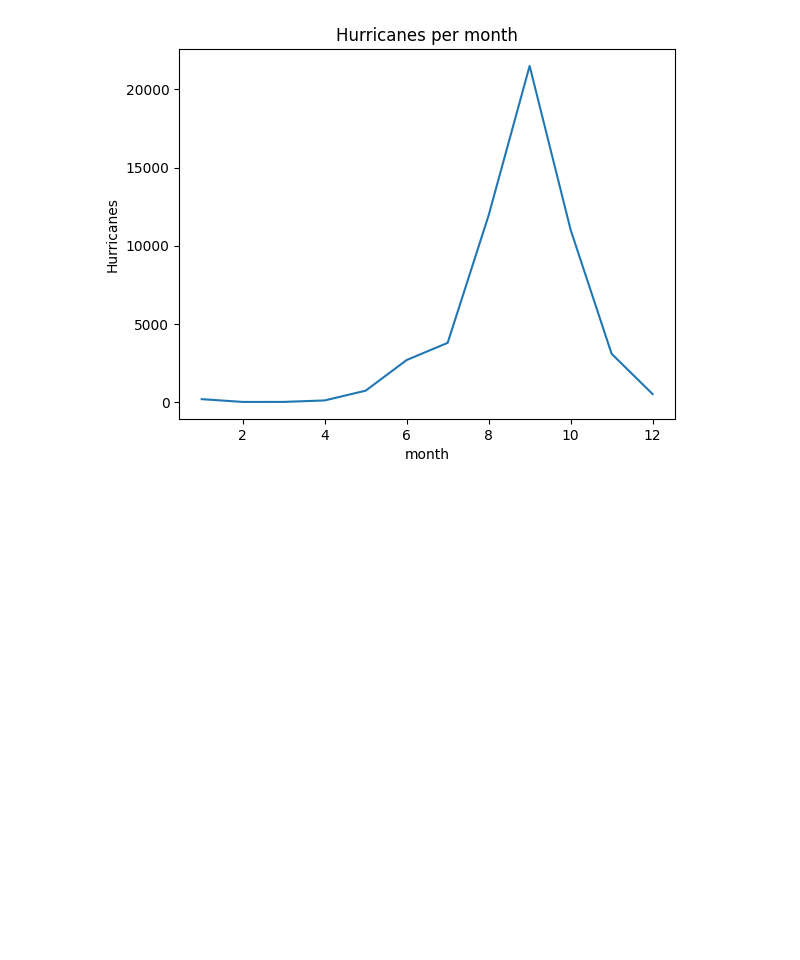
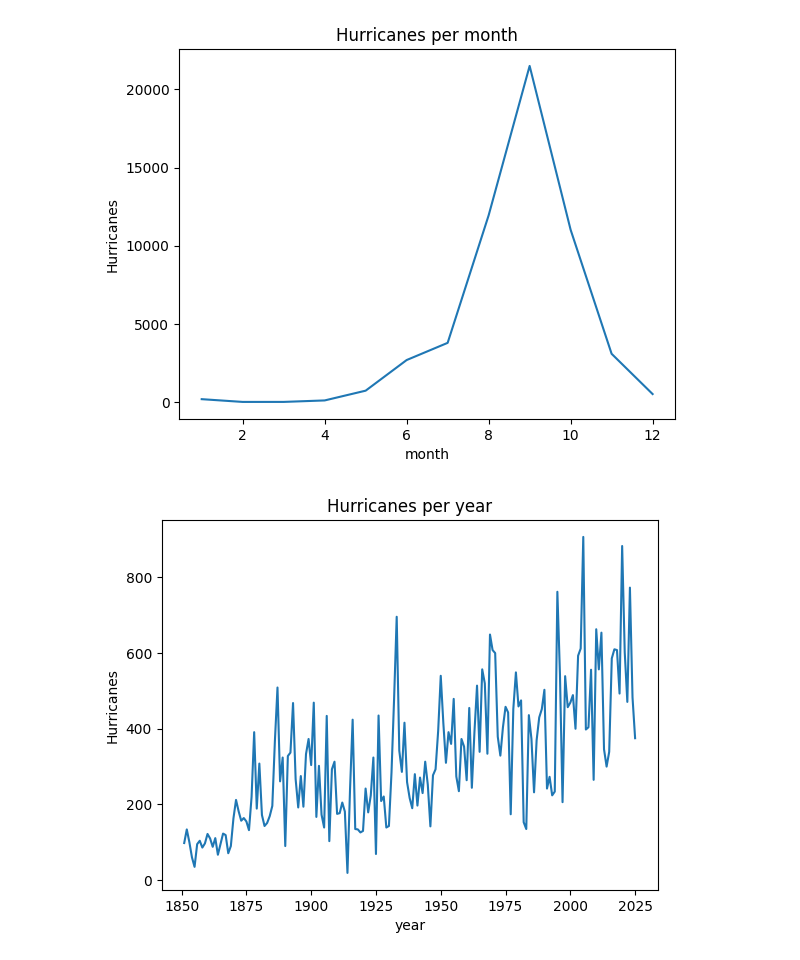
Before and after one commit to jxcact-sketch/Joshua-s-Research-Project, a Jupyter notebook: Joshua's Research Project.ipynb, the cells around one changed output. Cells and saved outputs as stored; diff of their text form; code cells hidden in the pictures; blank space fills up the shorter version.

```diff
--- a/Joshua's Research Project.ipynb
+++ b/Joshua's Research Project.ipynb
@@ -133,6 +133,19 @@ plt.ylabel('Hurricanes')
 plt.show()
 # %% [output]
 [figure]
+# %%
+hurricane_per_year = df.groupby('year')['name'].count()
+
+x = hurricane_per_year.index
+y = hurricane_per_year.values
+
+plt.plot (x,y)
+plt.title('Hurricanes per year')
+plt.xlabel('year')
+plt.ylabel('Hurricanes')
+plt.show()
+# %% [output]
+[figure, added]
 # %%
 !jupyter nbconvert --to PDF 'Joshua's Research Project (Hurricanes)'
 !apt-get install texlive texlive-xetex texlive-latex-extra pandoc !pip install pypandoc
```
Also changed, not shown: parts of 2 cells of this notebook.
